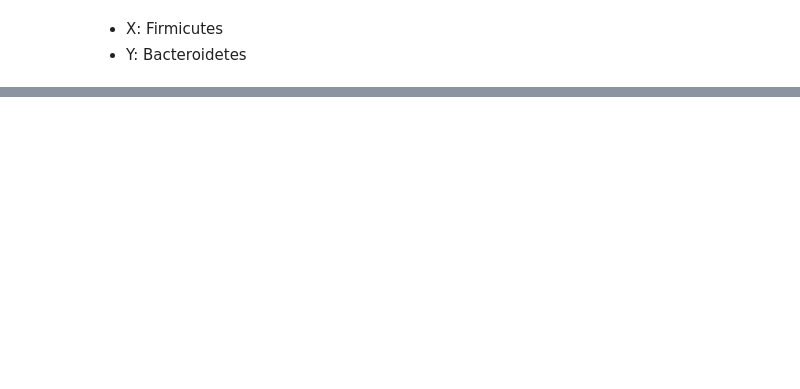
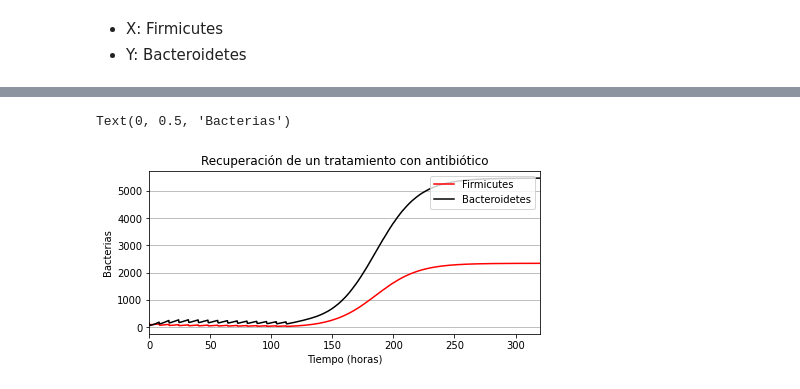
Before and after one commit to SergioPachonDotor/Proyectos_MAIBM, a Jupyter notebook: Proyecto_1/Simulaciones.ipynb, the cells around one changed output, grey strips where cells are left out. Cells and saved outputs as stored; diff of their text form; code cells hidden in the pictures; blank space fills up the shorter version.

```diff
--- a/Proyecto_1/Simulaciones.ipynb
+++ b/Proyecto_1/Simulaciones.ipynb
@@ -136,3 +140,45 @@ Text(0, 0.5, 'Bacterias')
+# %%
+tmax = 100
+dt = 0.1
+t = np.arange(0,tmax,dt)
+
+dosis_desc = 14 # Día en el que se suministra antibiótico
+
+c0 = np.array([x0 , y0, A0])
+
+solution_AB = odeint(model_3_bact_firm_ab, c0, t)
+
+dosis_arr_2 = np.array([np.arange(i*t0, (i*t0) + t0, dt) for i in range(n)])
+
+t = np.arange(0, t0, dt)
+ysol = []
+
+for i in range(len(dosis_arr_2)):
+    ysol.append(odeint(model_3_bact_firm_ab, c0, dosis_arr_2[i]))
+    c0 = np.array([ysol[-1][-1][0], ysol[-1][-1][1], A0 + ysol[-1][-1][2]])
+
+    if i >= dosis_desc:
+        c0 = np.array([ysol[-1][-1][0], ysol[-1][-1][1], 0])
+
+
+
+t = np.concatenate(dosis_arr_2)
+x = np.concatenate(ysol)[ : ,0]
+y = np.concatenate(ysol)[ : ,1]
+z = np.concatenate(ysol)[ : ,1]
+# %%
+fig, ax = plt.subplots(figsize=(7, 3)) # Best to paper
+plt.plot(t, x, color='red', label='Firmicutes')
+plt.plot(t, y, color='black', label='Bacteroidetes')
+plt.legend(loc=1)
+plt.xlim(0, t0*n)
+plt.grid(True, axis='y')
+plt.title('Recuperación de un tratamiento con antibiótico')
+plt.xlabel('Tiempo (horas)')
+plt.ylabel('Bacterias')
+# %% [output]
+Text(0, 0.5, 'Bacterias')
+[figure, added]
 # %%
 # def model_2_bact_firm(c, t):
 #     x = c[0] # Firmicutes
```
Also changed, not shown: parts of 6 cells of this notebook.
